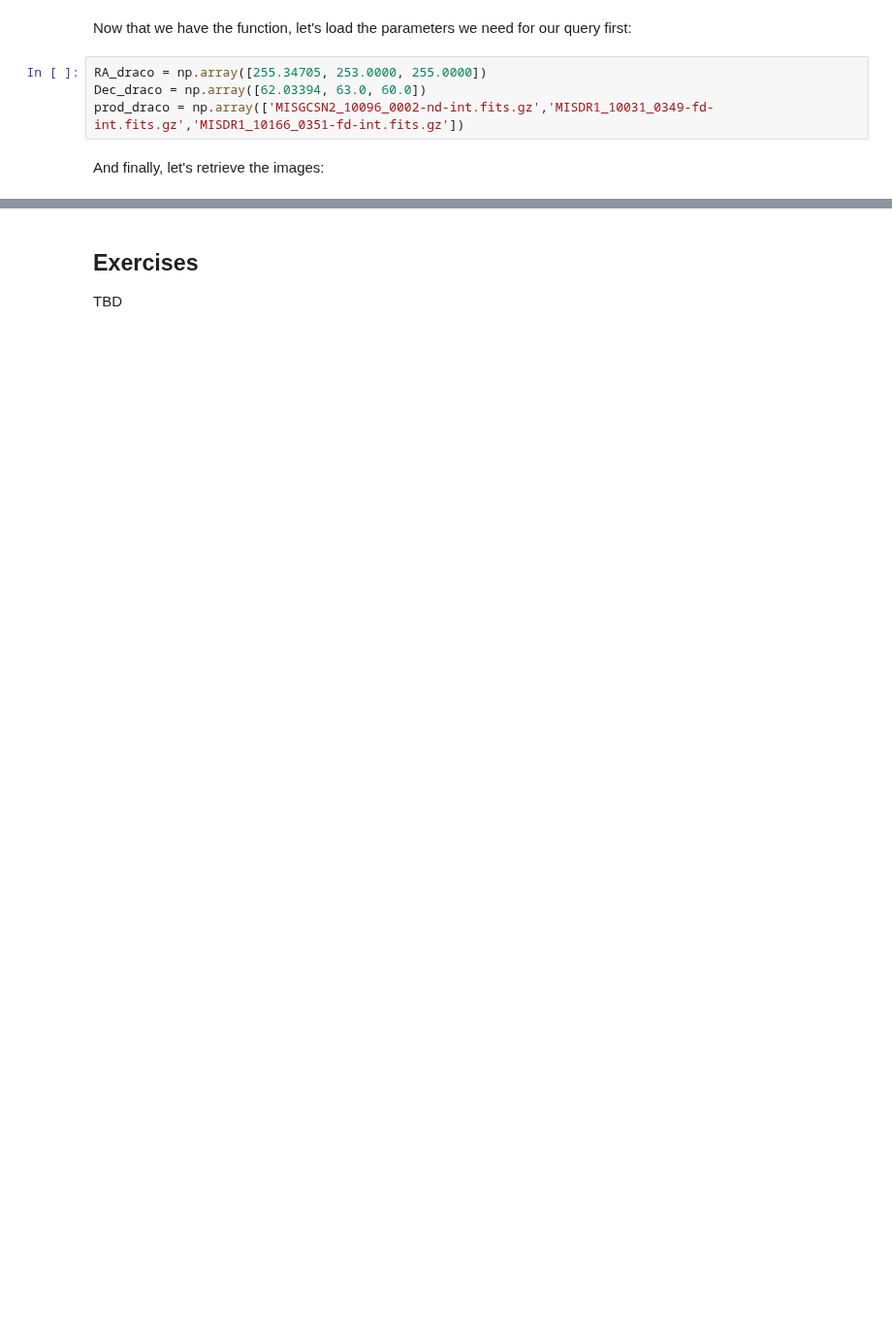
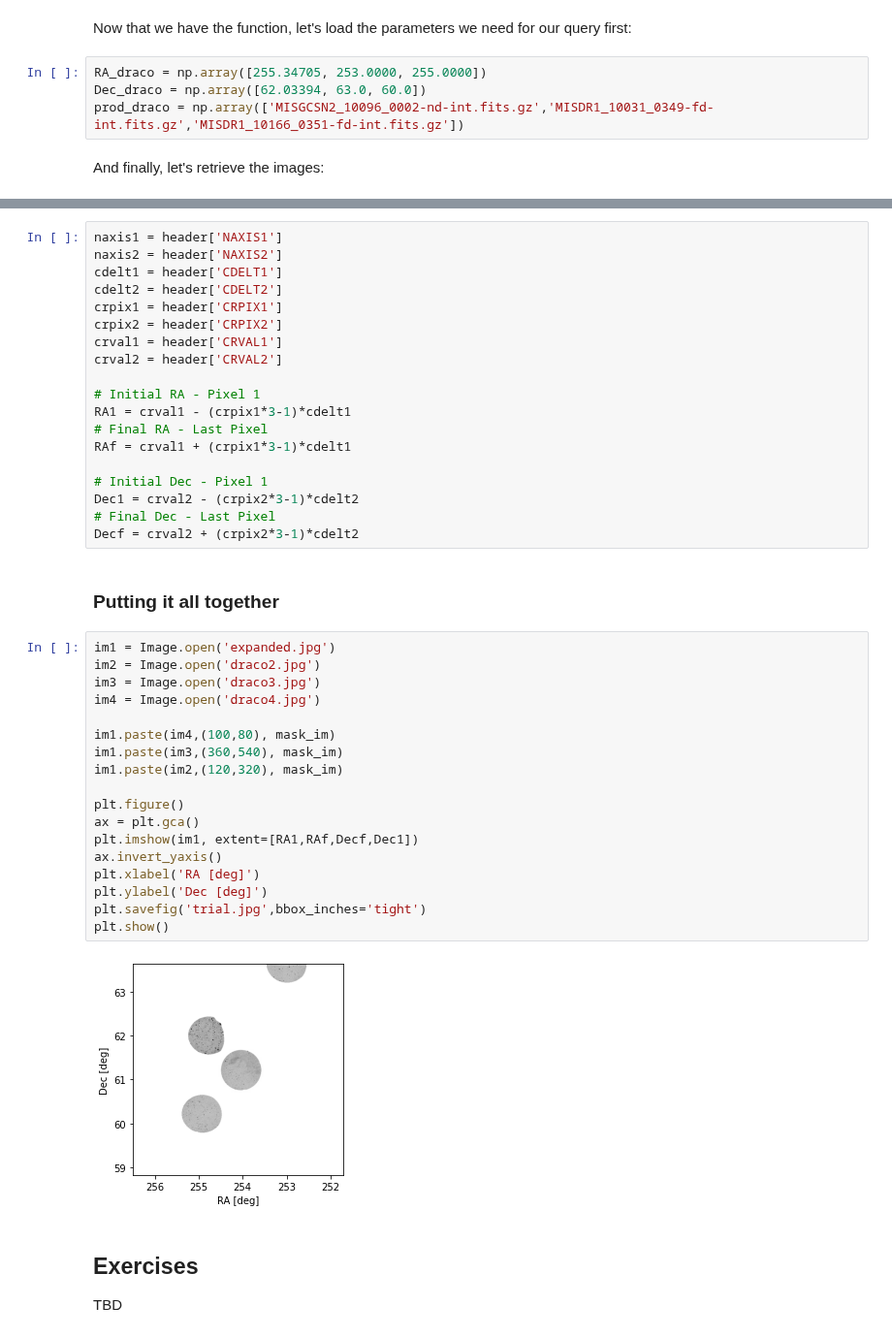
Before and after one commit to ScienceBetter/notebooks-stsci, a Jupyter notebook: surveying_dust_structure_via_GALEX_MIS/surveying_dust_structure_via_GALEX_MIS.ipynb, the cells around one changed output, grey strips where cells are left out. Shown at 97% size. Drawn from its saved outputs; the diff is of its cells as text; blank space fills up the shorter version.

```diff
--- a/surveying_dust_structure_via_GALEX_MIS/surveying_dust_structure_via_GALEX_MIS.ipynb
+++ b/surveying_dust_structure_via_GALEX_MIS/surveying_dust_structure_via_GALEX_MIS.ipynb
@@ -340,3 +391,44 @@ plt.show()
+# %%
+naxis1 = header['NAXIS1']
+naxis2 = header['NAXIS2']
+cdelt1 = header['CDELT1']
+cdelt2 = header['CDELT2']
+crpix1 = header['CRPIX1']
+crpix2 = header['CRPIX2']
+crval1 = header['CRVAL1']
+crval2 = header['CRVAL2']
+
+# Initial RA - Pixel 1
+RA1 = crval1 - (crpix1*3-1)*cdelt1
+# Final RA - Last Pixel
+RAf = crval1 + (crpix1*3-1)*cdelt1
+
+# Initial Dec - Pixel 1
+Dec1 = crval2 - (crpix2*3-1)*cdelt2
+# Final Dec - Last Pixel
+Decf = crval2 + (crpix2*3-1)*cdelt2
+# %% [markdown]
+### Putting it all together
+# %%
+im1 = Image.open('expanded.jpg')
+im2 = Image.open('draco2.jpg')
+im3 = Image.open('draco3.jpg')
+im4 = Image.open('draco4.jpg')
+
+im1.paste(im4,(100,80), mask_im)
+im1.paste(im3,(360,540), mask_im)
+im1.paste(im2,(120,320), mask_im)
+
+plt.figure()
+ax = plt.gca()
+plt.imshow(im1, extent=[RA1,RAf,Decf,Dec1])
+ax.invert_yaxis()
+plt.xlabel('RA [deg]')
+plt.ylabel('Dec [deg]')
+plt.savefig('trial.jpg',bbox_inches='tight')
+plt.show()
+# %% [output]
+[figure, added]
 # %% [markdown]
 ## Exercises
 
```
Also changed, not shown: parts of 20 cells of this notebook.
